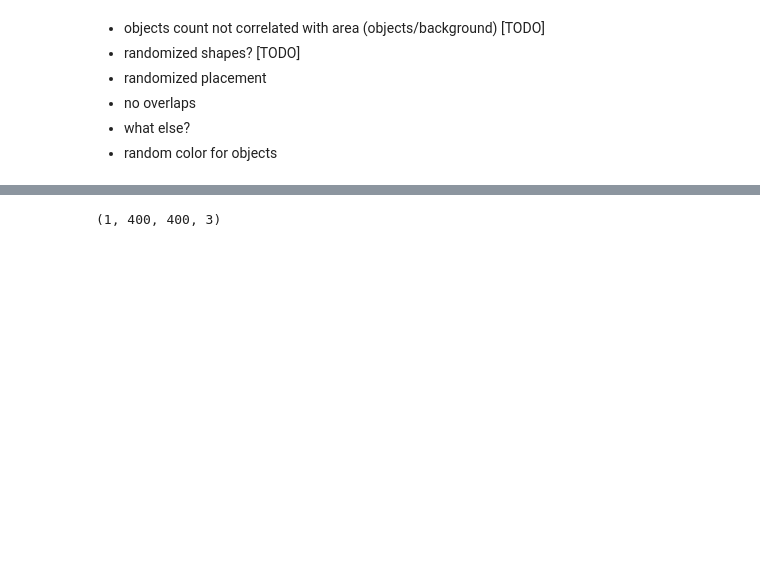
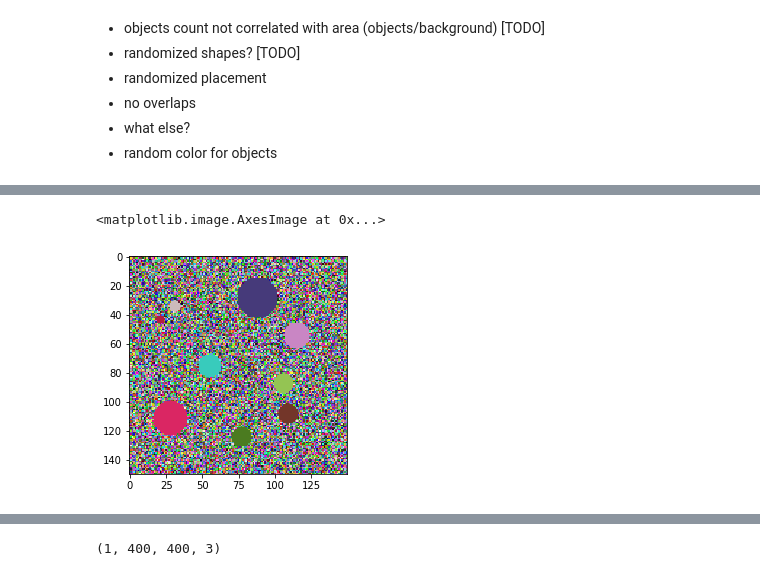
Before and after one commit to i008/deepcounting, a Jupyter notebook: deepcounting.ipynb, the cells around one changed output, grey strips where cells are left out. Saved outputs shown, nothing was run; the diff lists cells and outputs as text; code cells hidden in the pictures; blank space fills up the shorter version.

```diff
--- a/deepcounting.ipynb
+++ b/deepcounting.ipynb
@@ -20,11 +20,11 @@ import random
 
 class GenerateImagesWithObjects:
     def __init__(self,
-                 obj_count_range=range(1, 100),
+                 obj_count_range=range(1, 50),
                  obj_size_range=(5, 15),
                  obj_distance_range=(5,20),
                  distribiuton='uniform',
-                 image_shape=(400, 400, 3),
+                 image_shape=(150, 150, 3),
                  edge_dist=20,
                  background='noise',
                  area_filling=0.1,
@@ -69,8 +69,13 @@ class GenerateImagesWithObjects:
 
     def _can_place_circle(self, circles_drawn, new_circle):
         x,y,r = new_circle
-        print(new_circle)
-        if x - r <= 0 or y - r <= 0:
+        canvas_shape = self.image_shape[1]
+        if not(
+        (0 <= x - r <= canvas_shape) and \
+        (0 <= y - r <= canvas_shape) and \
+        (0 <= x + r <= canvas_shape) and \
+        (0 <= y + r <= canvas_shape)
+        ):
             return False # circle is not overlapping with cnavas edge
         return all([self._circles_are_distant(new_circle, c_on_canvas) for c_on_canvas in circles_drawn])
 
@@ -107,18 +112,22 @@ class GenerateImagesWithObjects:
         circles_drawn = []
         radiuses = self._generate_N_circle_radiuses_with_same_sum_of_areas(nr_objects)
         x = y = r = None
+        emergency_counter = 0
         for r in radiuses:
             random_color = self._random_color()
             x,y,_ = self._get_random_circle()
             while not self._can_place_circle(circles_drawn, (x, y, r)):
                 x,y,_ = self._get_random_circle()
+                emergency_counter+=1
+                if emergency_counter>100000:
+                    print('ERROR EMERGENCY EXIT')
+                    break
             x, y, r = int(x), int(y), int(r)
             cv2.circle(canvas, (x,y),r, random_color, -1)
             circles_drawn.append((x,y,r))
 
-        print(sum(map(lambda x: np.pi * x[2]**2,circles_drawn)))
 
-        return canvas
+        return canvas/255.0
 
 
     def _generate_batch_of_images(self, batch_size=32):
@@ -130,7 +139,7 @@ class GenerateImagesWithObjects:
         return np.concatenate(batch)
 
 
-    def image_generator(self, nr_of_objecs_range=range(1,50), batch_size=32):
+    def image_generator(self, nr_of_objecs_range=range(1,10), batch_size=32):
         while True:
             batch = []
             ys = []
@@ -234,0 +233,10 @@ array([[ 9],
+# %%
+go = GenerateImagesWithObjects()
+g = go.image_generator()
+# x, y = g.next()
+
+
+plt.imshow(go.generate_image(10))
+# %% [output]
+<matplotlib.image.AxesImage at 0x...>
+[figure, added]
```
Also changed, not shown: parts of 28 cells of this notebook.
